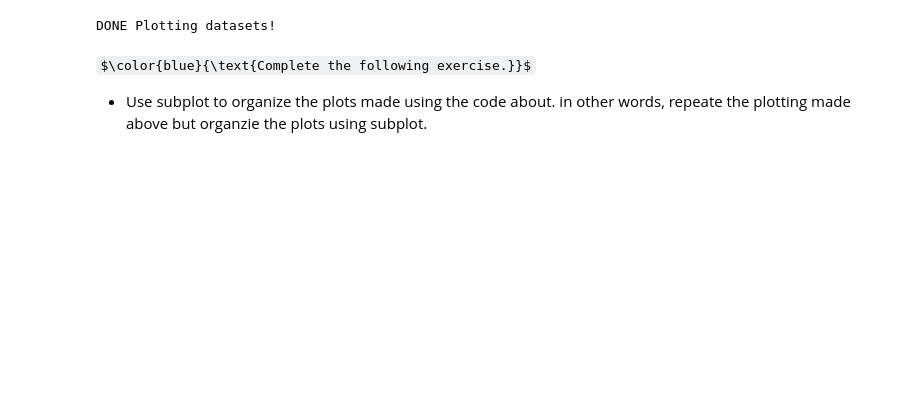
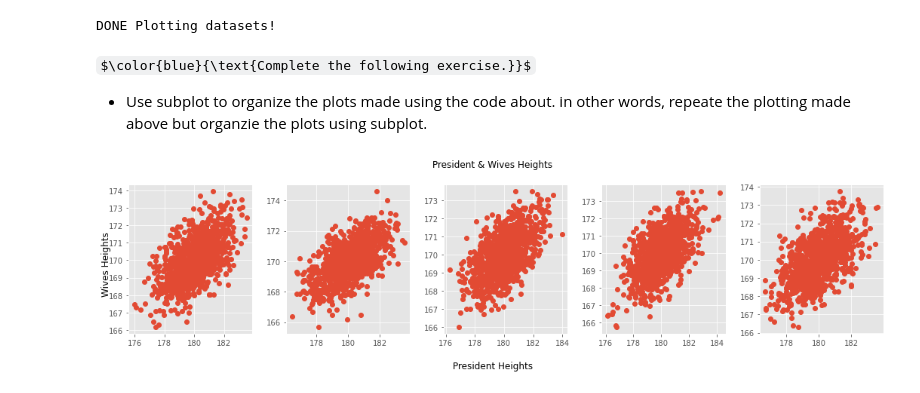
Before and after one commit to cjhoang/PythonTutorials, a Jupyter notebook: tutorial013-Numpy-Advanced-GeneratingData.ipynb, the cells around one changed output. Drawn from its saved outputs; the diff is of its cells as text; code cells hidden in the pictures; some formulas as TeX source; blank space fills up the shorter version.

```diff
--- a/tutorial013-Numpy-Advanced-GeneratingData.ipynb
+++ b/tutorial013-Numpy-Advanced-GeneratingData.ipynb
@@ -562,3 +561,35 @@ DONE Plotting datasets!
 $\color{blue}{\text{Complete the following exercise.}}$
 
   - Use subplot to organize the plots made using the code about. in other words, repeate the plotting made above but organzie the plots using subplot.
+# %%
+counter = 0;
+n_datasets = 5;
+siz_datasets = 1000;
+
+x_mu = 180;  # mean height of the USA presidents
+y_mu = 170;  # mean height of the first ladies
+x_var = 1.5; # the variance of the first dataset
+y_var = 1.5; # the variance of the second dataset
+cov = 0.85; # this is the covariance (can be thought of as correlation)
+
+# covariance matrix
+cov_m = [[x_var, cov],
+         [cov, y_var]]
+
+plt.style.use('ggplot')
+fig, axs = plt.subplots(ncols=5, nrows=1, figsize=(15, 4))
+fig.suptitle('President & Wives Heights')
+fig.supxlabel('President Heights')
+fig.supylabel('Wives Heights')
+plt.tight_layout()
+
+while counter < n_datasets :
+    data = multivariate_normal([x_mu, y_mu],
+                               cov_m,
+                               size=siz_datasets)
+    x, y = data[:,0], data[:,1]
+
+    axs[counter].plot(x, y, 'o');
+    counter = counter + 1
+# %% [output]
+[figure, added]
```
Also changed, not shown: parts of 4 cells of this notebook.
